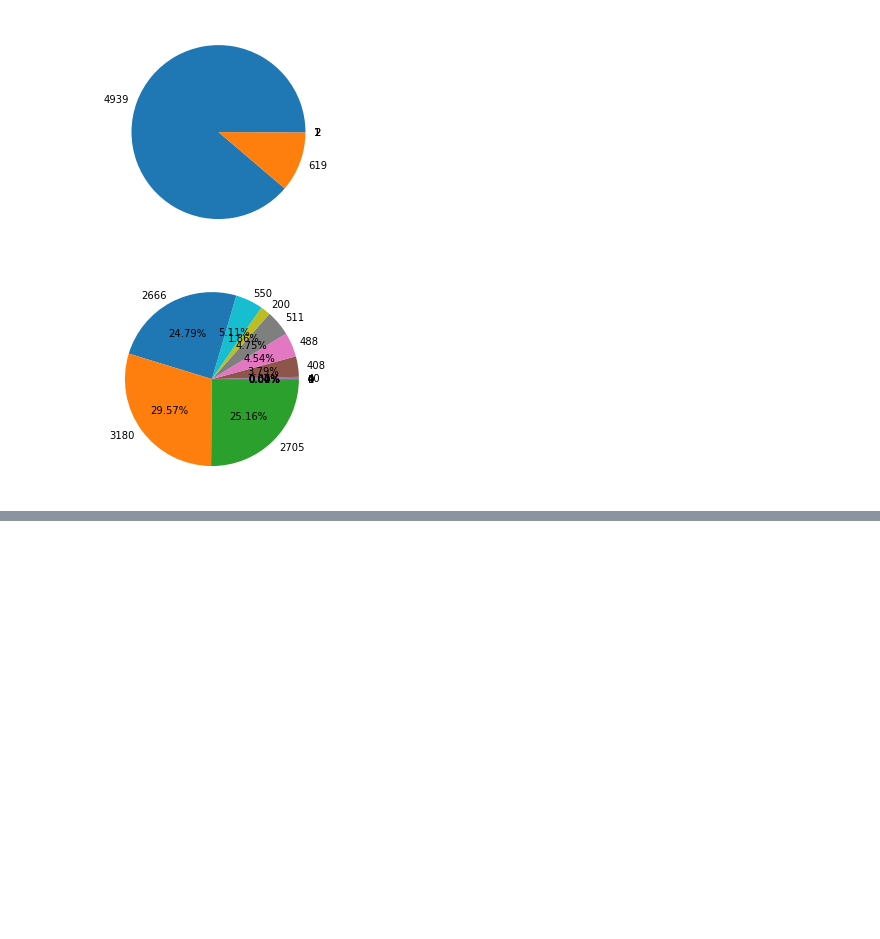
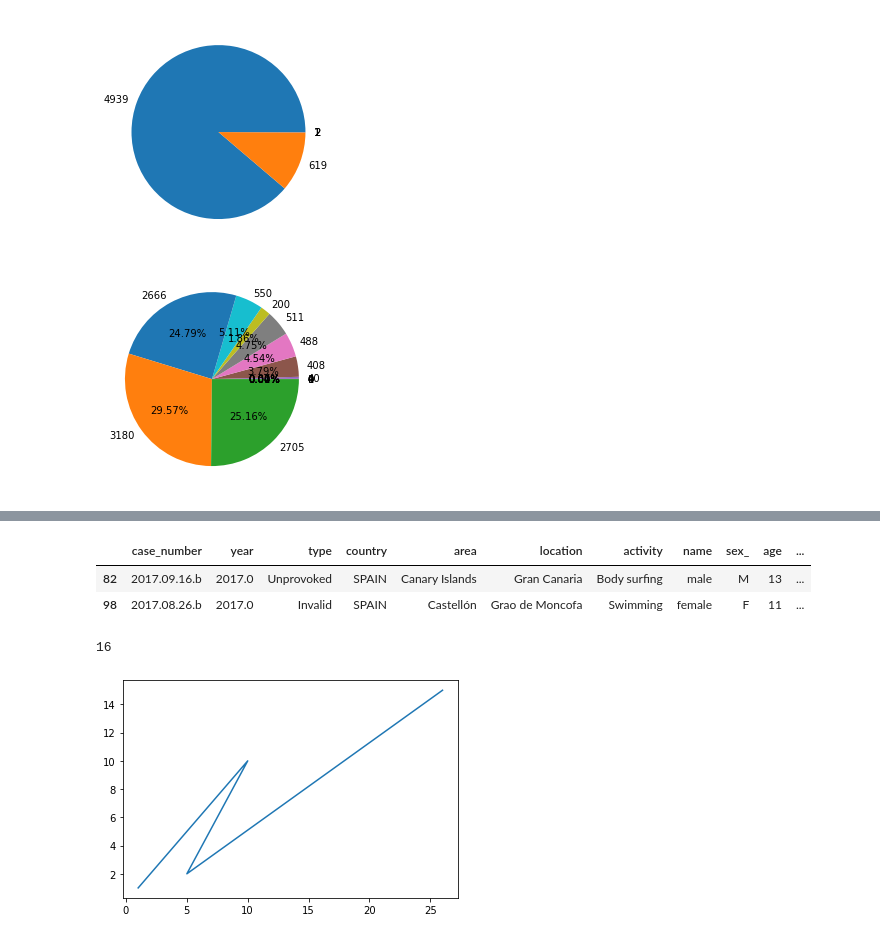
Before and after one commit to Adalab/DA-promo-A-module-2-pairprog-1-pair-2-Laura-Almudena, a Jupyter notebook: Pair_1-visualizacion.ipynb, the cells around one changed output, grey strips where cells are left out. Drawn from its saved outputs; the diff is of its cells as text; code cells hidden in the pictures; blank space fills up the shorter version.

```diff
--- a/Pair_1-visualizacion.ipynb
+++ b/Pair_1-visualizacion.ipynb
@@ -48,0 +163,6 @@ plt.show()
+# %%
+#5. Ataques tiburones en España a lo largo del tiempo.
+# ¿Cuántos ataques de tiburones hubo en España a lo largo del tiempo? Muestra solo los que hayan ocurrido del 2000 en adelante.
+
+df_spain = df[df["country"] == "SPAIN"]
+df_spain.head(2)
@@ -48,0 +172,13 @@ plt.show()
+# %%
+#número de ataques en España a partir del 2000
+df_spain_2000 = df_spain[df_spain["year"] > 2000.0]
+df_spain_2000.head(2)
+# %% [output]
+|  | case_number | year | type | country | area | location | activity | name | sex_ | age | ... |
+| 82 | 2017.09.16.b | 2017.0 | Unprovoked | SPAIN | Canary Islands | Gran Canaria | Body surfing | male | M | 13 | ... |
+| 98 | 2017.08.26.b | 2017.0 | Invalid | SPAIN | Castellón | Grao de Moncofa | Swimming | female | F | 11 | ... |
+# %%
+#número de ataques en España a partir deñ 2000
+df_spain_2000["case_number"].count()
+# %% [output]
+16
@@ -48,0 +189,13 @@ plt.show()
+# %%
+#En función del tipo, ¿cuántos ataques de cada tipo de tiburones hubo en España? Muestra los resultados en un gráfico de línea.
+df_type_spain = df_spain.groupby("type").count().reset_index()
+df_type_spain.head(2)
+# %%
+x1_1 = df_type_spain["year"]
+y1_1 = df_type_spain["species_"]
+
+plt.figure()
+plt.plot(x1_1,y1_1)
+plt.show()
+# %% [output]
+[figure, added]
```
Also changed, not shown: parts of 17 cells of this notebook.
